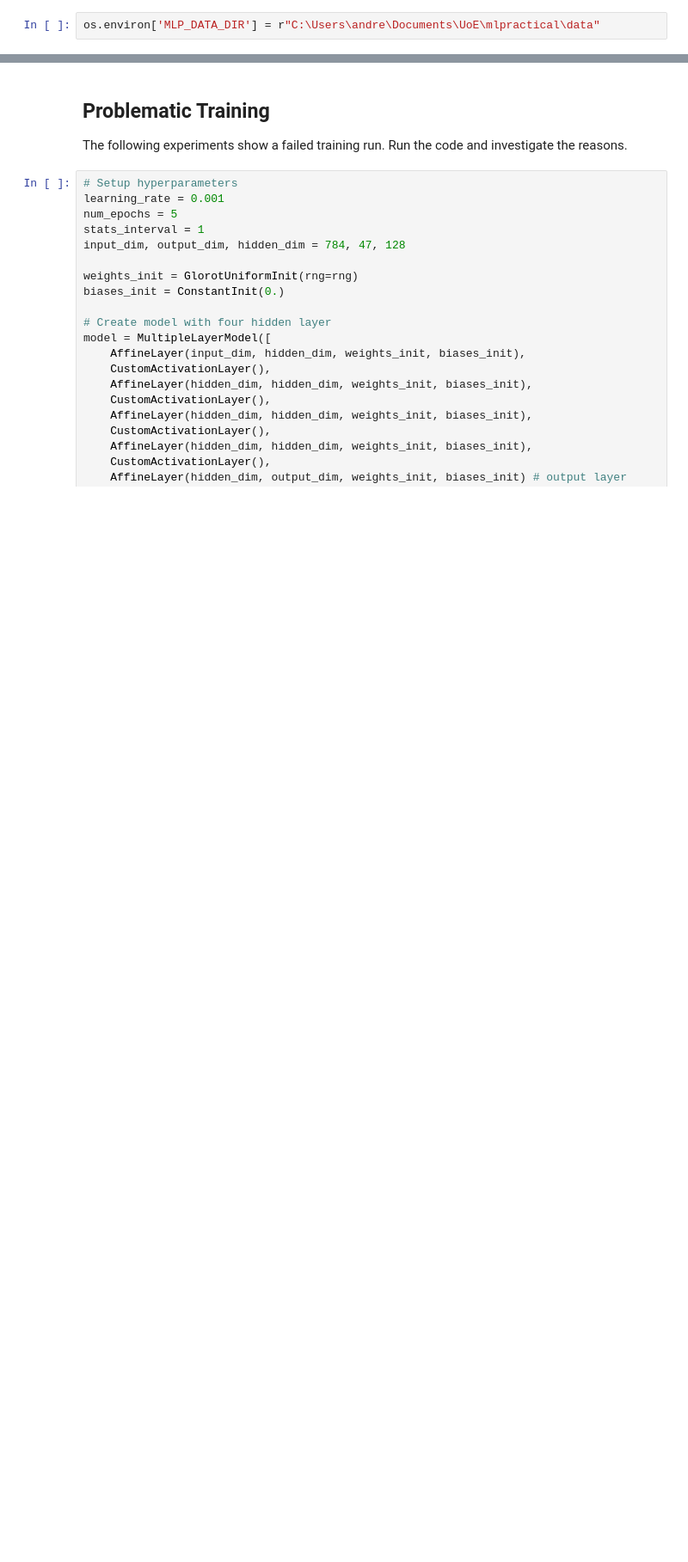
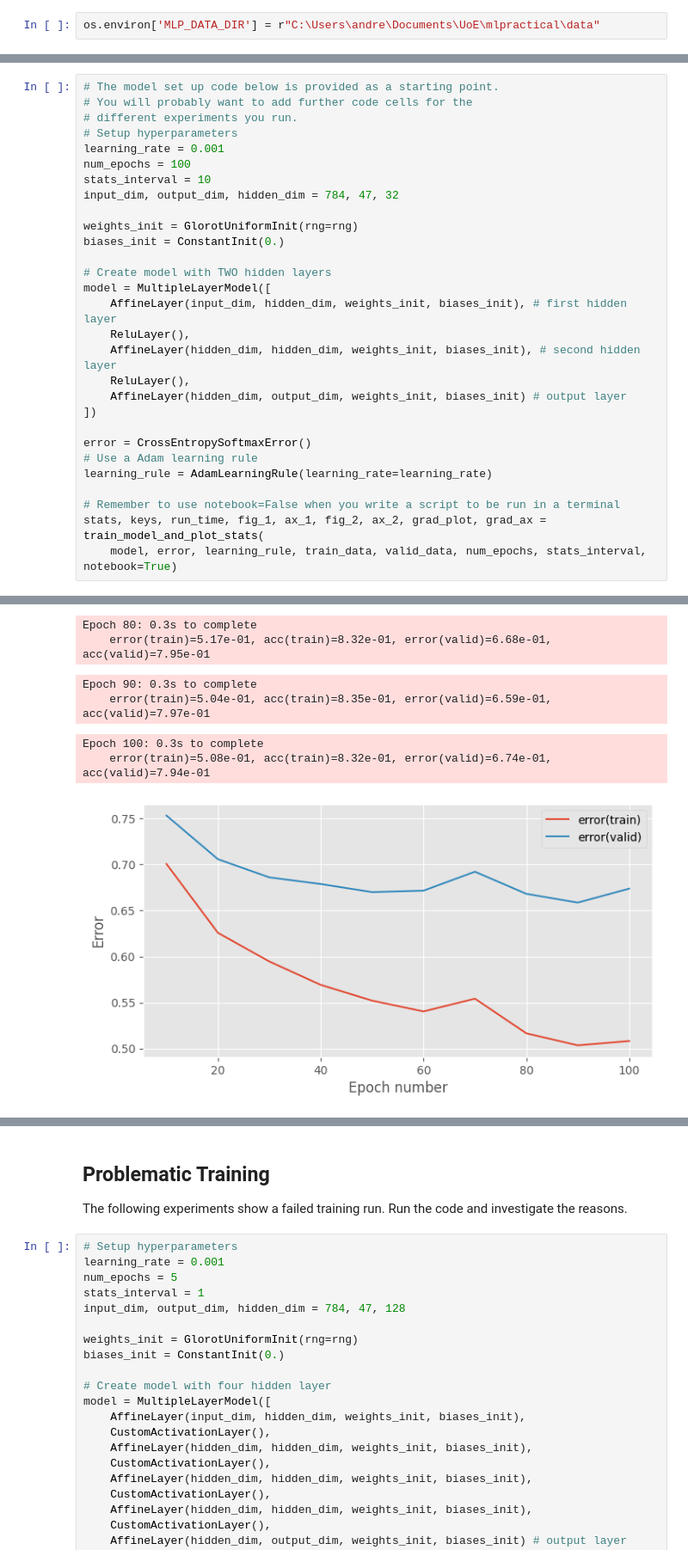
Before and after one commit to Ace0x/mlpractical, a Jupyter notebook: notebooks/Coursework_1.ipynb, the cells around one changed output, grey strips where cells are left out. Shown at 86% size. Cells and saved outputs as stored; diff of their text form; blank space fills up the shorter version.

Commit message:
added tex and first tests

```diff
--- a/notebooks/Coursework_1.ipynb
+++ b/notebooks/Coursework_1.ipynb
@@ -90,0 +97,30 @@ KeysView(NpzFile 'C:\\Users\\andre\\Documents\\UoE\\mlpractical\\data\\emnist-va
+# %%
+# The model set up code below is provided as a starting point.
+# You will probably want to add further code cells for the
+# different experiments you run.
+# Setup hyperparameters
+learning_rate = 0.001
+num_epochs = 100
+stats_interval = 10
+input_dim, output_dim, hidden_dim = 784, 47, 32
+
+weights_init = GlorotUniformInit(rng=rng)
+biases_init = ConstantInit(0.)
+
+# Create model with TWO hidden layers
+model = MultipleLayerModel([
+    AffineLayer(input_dim, hidden_dim, weights_init, biases_init), # first hidden layer
+    ReluLayer(),
+    AffineLayer(hidden_dim, hidden_dim, weights_init, biases_init), # second hidden layer
+    ReluLayer(),
+    AffineLayer(hidden_dim, output_dim, weights_init, biases_init) # output layer
+])
+
+error = CrossEntropySoftmaxError()
+# Use a Adam learning rule
+learning_rule = AdamLearningRule(learning_rate=learning_rate)
+
+# Remember to use notebook=False when you write a script to be run in a terminal
+stats, keys, run_time, fig_1, ax_1, fig_2, ax_2, grad_plot, grad_ax = train_model_and_plot_stats(
+    model, error, learning_rule, train_data, valid_data, num_epochs, stats_interval, notebook=True)
+# %% [output]
@@ -90,0 +141,7 @@ KeysView(NpzFile 'C:\\Users\\andre\\Documents\\UoE\\mlpractical\\data\\emnist-va
+Epoch 80: 0.3s to complete
+    error(train)=5.17e-01, acc(train)=8.32e-01, error(valid)=6.68e-01, acc(valid)=7.95e-01
+Epoch 90: 0.3s to complete
+    error(train)=5.04e-01, acc(train)=8.35e-01, error(valid)=6.59e-01, acc(valid)=7.97e-01
+Epoch 100: 0.3s to complete
+    error(train)=5.08e-01, acc(train)=8.32e-01, error(valid)=6.74e-01, acc(valid)=7.94e-01
+[figure, added]
```
Also changed, not shown: parts of 8 cells of this notebook, 9 other files.
